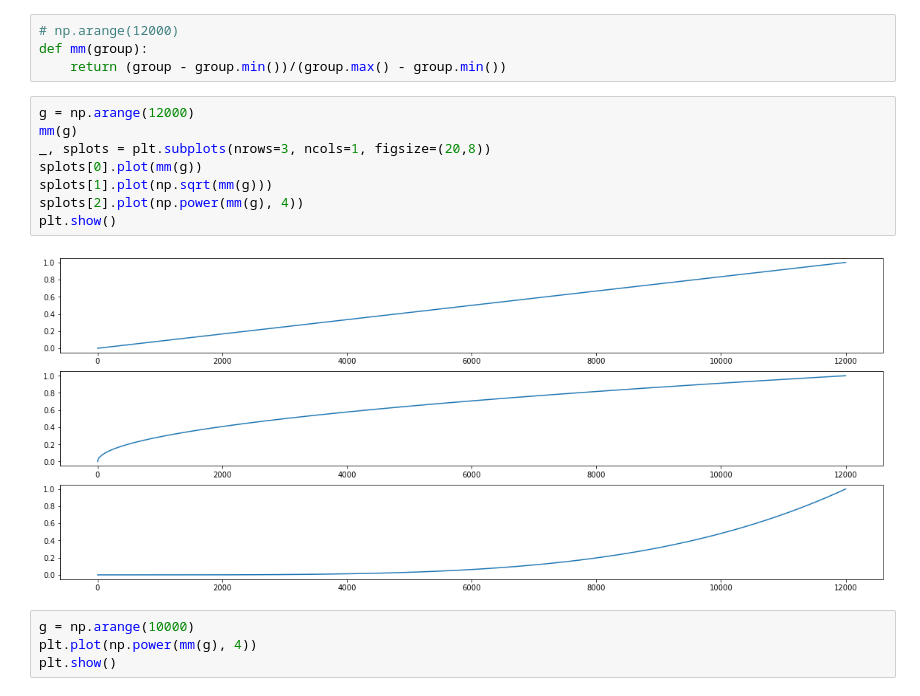
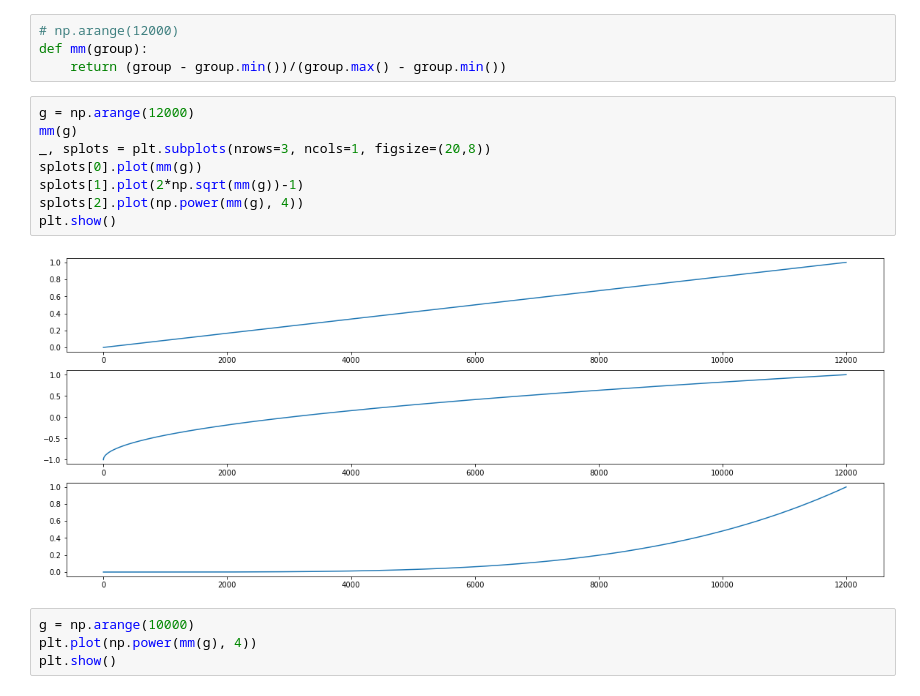
Before and after one commit to wd64759/quants, a Jupyter notebook: quants/in_progress/bt.ipynb, the cells around one changed output. Saved outputs shown, nothing was run; the diff lists cells and outputs as text.

```diff
--- a/quants/in_progress/bt.ipynb
+++ b/quants/in_progress/bt.ipynb
@@ -15,13 +15,13 @@ def mm(group):
 # %%
 g = np.arange(12000)
 mm(g)
 _, splots = plt.subplots(nrows=3, ncols=1, figsize=(20,8))
 splots[0].plot(mm(g))
-splots[1].plot(np.sqrt(mm(g)))
+splots[1].plot(2*np.sqrt(mm(g))-1)
 splots[2].plot(np.power(mm(g), 4))
 plt.show()
 # %% [output]
-[figure, old version]
+[figure, new version]
 # %%
 g = np.arange(10000)
 plt.plot(np.power(mm(g), 4))
```
Also changed, not shown: 1 other file.
